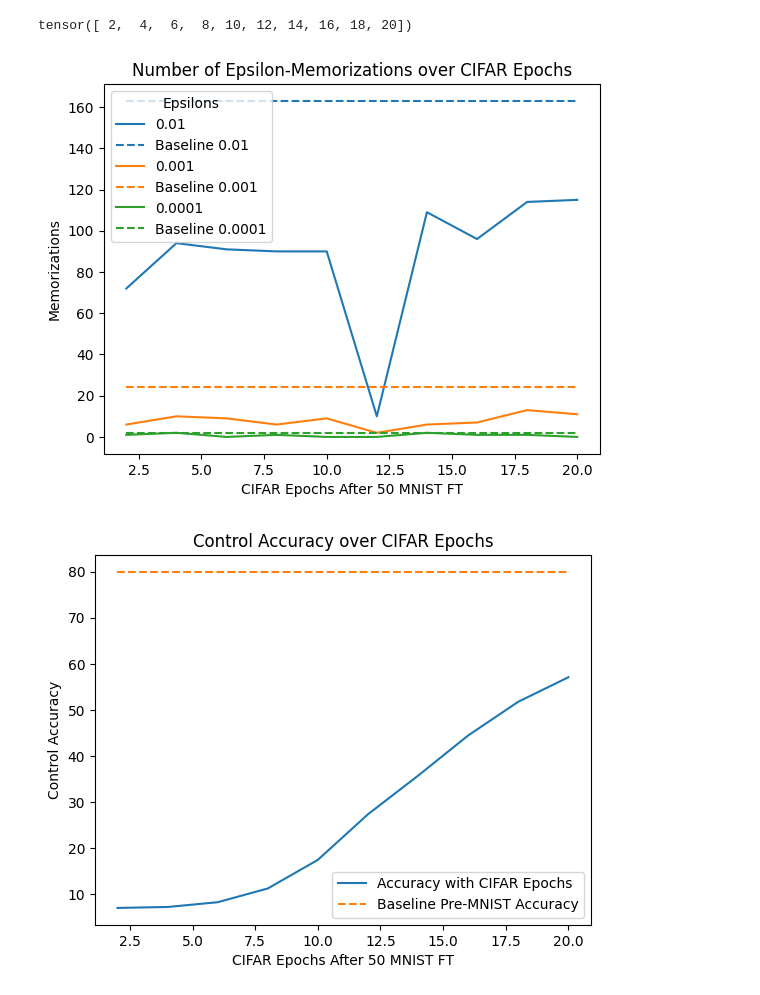
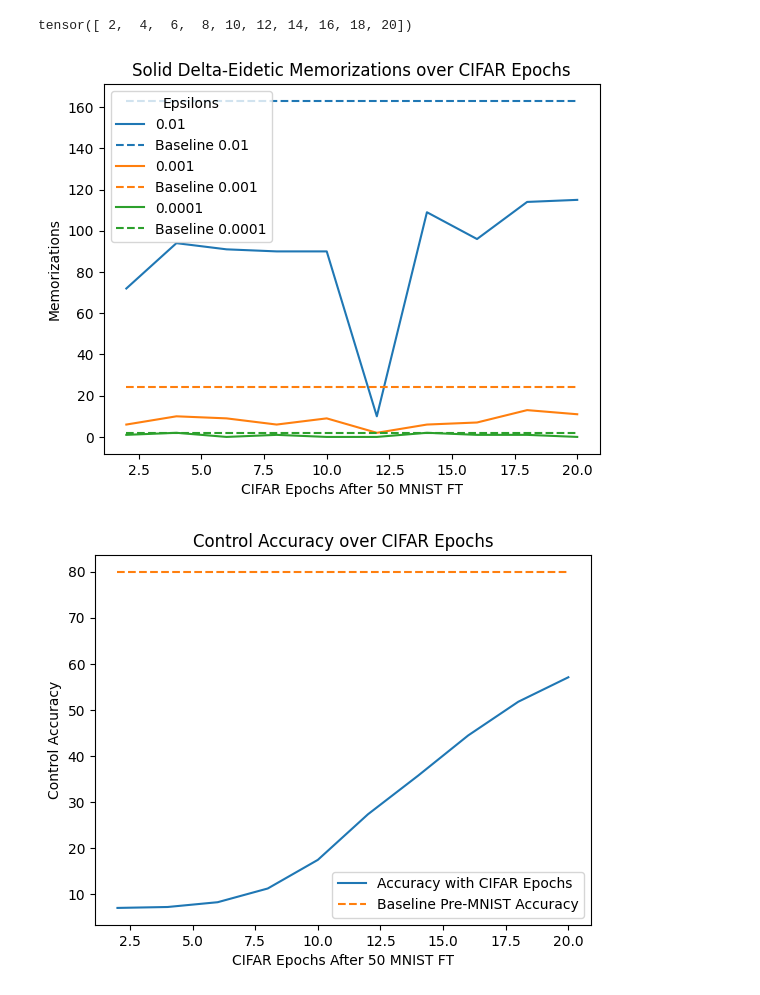
Before and after one commit to NickyDCFP/SolidMark, a Jupyter notebook: analyze_distances.ipynb, the cells around one changed output. Saved outputs shown, nothing was run; the diff lists cells and outputs as text; code cells hidden in the pictures.

```diff
--- a/analyze_distances.ipynb
+++ b/analyze_distances.ipynb
@@ -68,7 +68,7 @@ ft_epochs = torch.arange(2, 22, 2)
 mnist_epoch: int = 49 # MNIST Epoch - 1, so zero would be one epoch of FT
 baseline_distances: torch.Tensor = abs_distances_pre
 baseline_accuracy = accuracies[0]
-abs_distances_ft: torch.Tensor = [
+abs_distances_ft: list[torch.Tensor] = [
     torch.load(f'./trained_models/distances_solid_absolute_mnist_{mnist_epoch}_{epoch}.pt', map_location='cpu')
     for epoch in ft_epochs
 ]
@@ -86,16 +86,16 @@ baseline_buckets = [sum(baseline_distances < bucket) for bucket in distance_buck
 # %%
 ax: Axes = plt.gca()
 for i, bucket in enumerate(distance_buckets):
     color = next(ax._get_lines.prop_cycler)['color']
     plt.plot(ft_epochs, buckets_per_ft[i], label=bucket, color=color)
     plt.plot(ft_epochs, [baseline_buckets[i] for _ in ft_epochs], '--', label=f"Baseline {bucket}", color=color)
 plt.legend(title="Epsilons")
-plt.title("Number of Epsilon-Memorizations over CIFAR Epochs")
+plt.title("Solid Delta-Eidetic Memorizations over CIFAR Epochs")
 plt.xlabel(f"CIFAR Epochs After {mnist_epoch + 1} MNIST FT")
 plt.ylabel("Memorizations")
 plt.show()
 # %% [output]
-[figure, old version]
+[figure, new version]
 # %%
 plt.plot(ft_epochs, accuracies, label="Accuracy with CIFAR Epochs")
 plt.plot(ft_epochs, [baseline_accuracy for _ in ft_epochs], '--', label="Baseline Pre-MNIST Accuracy")
```
Also changed, not shown: parts of 2 cells of this notebook, 10 other files.
